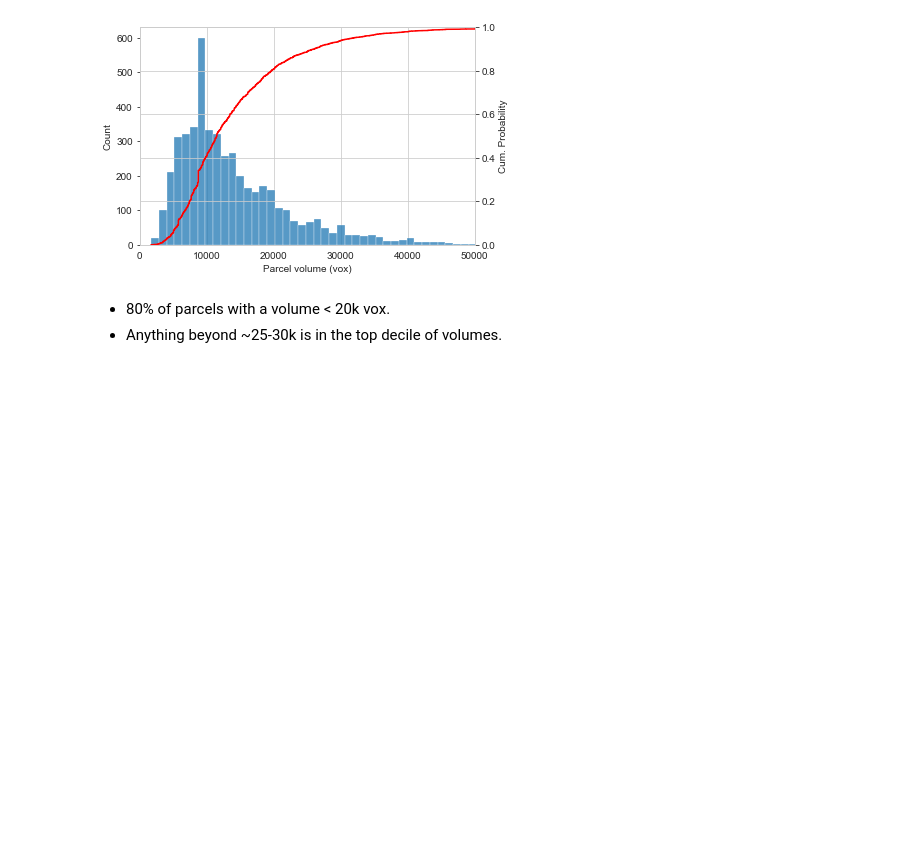
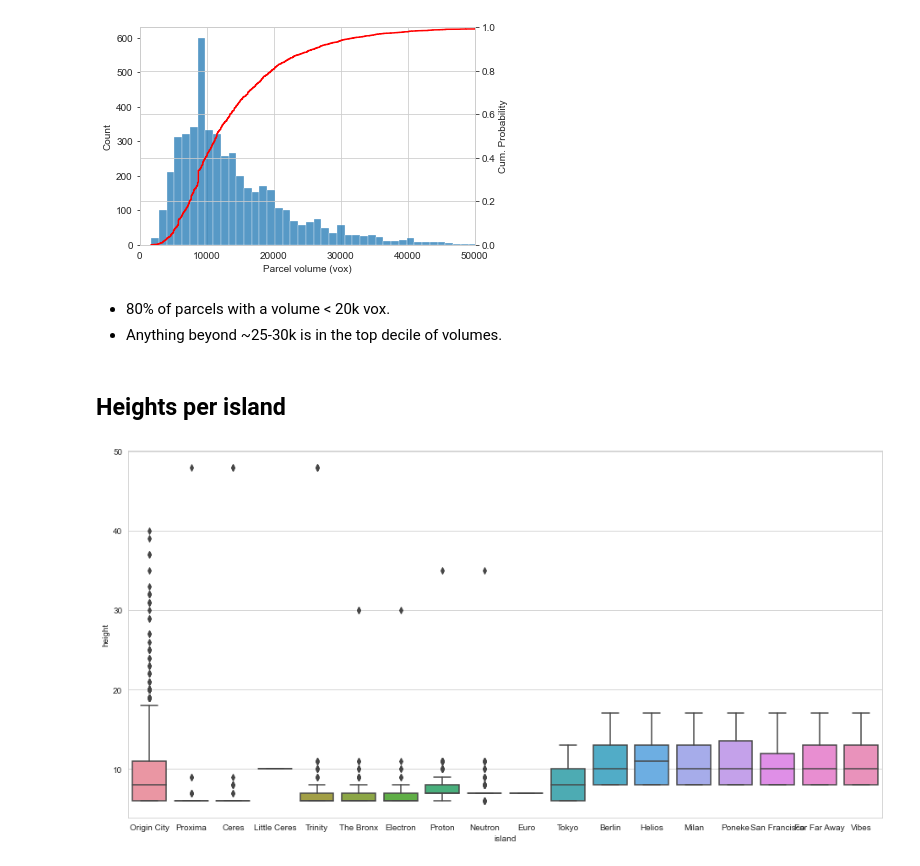
Before and after one commit to ymyke/voxalytics, a Jupyter notebook: heights_volumes.ipynb, the cells around one changed output. Saved outputs shown, nothing was run; the diff lists cells and outputs as text; code cells hidden in the pictures; blank space fills up the shorter version.

Commit message:
Add per island stats

```diff
--- a/heights_volumes.ipynb
+++ b/heights_volumes.ipynb
@@ -68,3 +68,11 @@ plt.show()
 # %% [markdown]
 * 80% of parcels with a volume < 20k vox.
 * Anything beyond ~25-30k is in the top decile of volumes.
+# %% [markdown]
+## Heights per island
+# %%
+_, ax = plt.subplots(figsize=(16, 8))
+sns.boxplot(ax=ax, x="island", y="height", data=parcels)
+plt.show()
+# %% [output]
+[figure, added]
```
Also changed, not shown: parts of 3 cells of this notebook.
